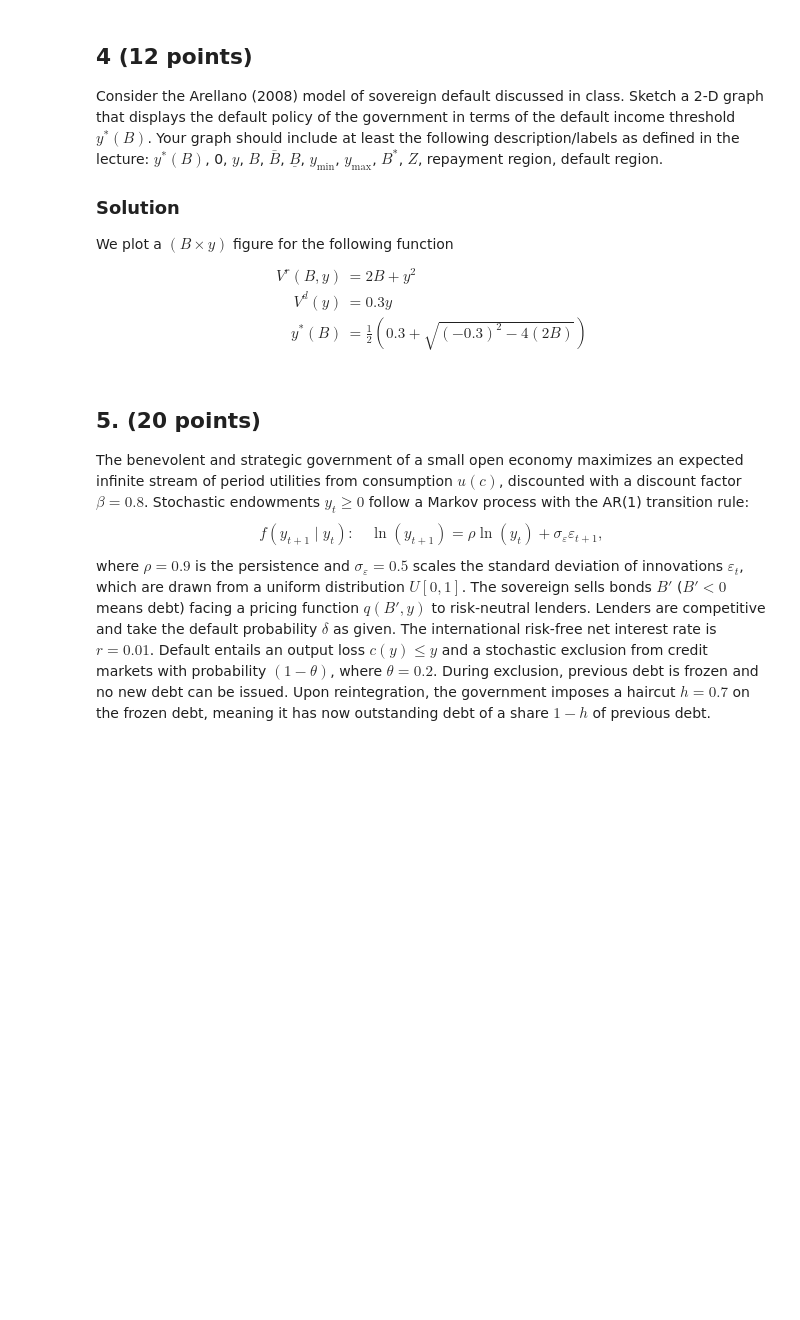
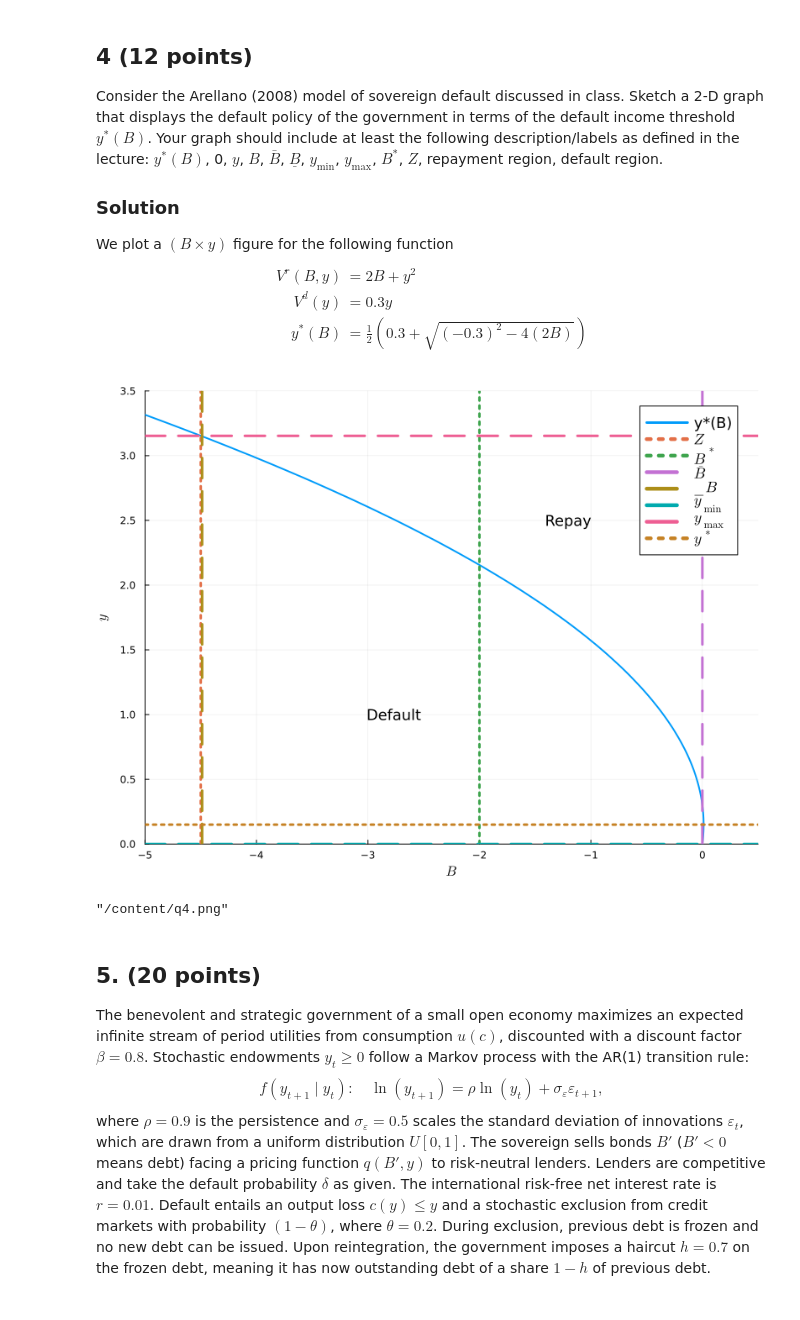
Before and after one commit to BaileyMeche/ecma33230_macrocrises_sp25, a Jupyter notebook: pset2/pset2.ipynb, the cells around one changed output. Cells and saved outputs as stored; diff of their text form; code cells hidden in the pictures; blank space fills up the shorter version.

```diff
--- a/pset2/pset2.ipynb
+++ b/pset2/pset2.ipynb
@@ -45,7 +45,7 @@ y      = 0:0.001:5
 B_of_y = @. (0.3*y - y^2) / 2
 
 # set B' \geq -Z
-Z = -4
+Z = -4.5
 
 # Basic threshold plot
 plt = plot(B_of_y, y,
@@ -55,35 +55,38 @@ plt = plot(B_of_y, y,
    label="y*(B)",
    xlims=(Z - 0.5, 0.5), ylims=(0, 3.5),
    size=(800,600),
    legendfontsize= 12,
    legend=:topright)
 
 # y_min, y_max
 y_min = minimum(y[(B_of_y .>= Z)])    # =0 as expected
 y_max = maximum(y[(B_of_y .>= Z)])
 
 # Inversion at those bounds gives the sup/inf debt cutoffs
 B_low  = (0.3*y_min - y_min^2) / 2
 B_high = (0.3*y_max - y_max^2) / 2
 
 # Find the “highest” point *within* the mask
 idx    = argmax(B_of_y)
-B_star = B_of_y[idx]
+#B_star = B_of_y[idx]
 y_star = y[idx]
 
 # \Add all the lines & annotations
 vline!([Z], linestyle=:dot, linewidth=3, label=L"Z")
-vline!([B_star], linestyle=:dot, linewidth=3, label=L"B^*")
+vline!([-2], linestyle=:dot, linewidth=3, label=L"B^*")
 vline!([B_low],  linestyle=:dash, linewidth=3,label=L"\bar{B}")
 vline!([B_high+0.01], linestyle=:dash, linewidth=3,label=L"\_{B}")     # added 0.01 to see the line
 hline!([y_min], linestyle=:dash, linewidth=3, label=L"y_{\min}")
 hline!([y_max], linestyle=:dash, linewidth=3,label=L"y_{\max}")
 hline!([y_star],linestyle=:dot,  linewidth=3,label=L"y^*")
 annotate!(-3, 1, text("Default", 12, :left))
 annotate!(-1, 2.5, text("Repay",   12, :right))
 
 display(plt)
 savefig(plt, "q4.png")
+# %% [output]
+[figure, added]
+"/content/q4.png"
 # %% [markdown]
 ## 5. (20 points)
 The benevolent and strategic government of a small open economy maximizes an expected infinite stream of period utilities from consumption $u(c)$, discounted with a discount factor $\beta = 0.8$. Stochastic endowments $y_t \geq 0$ follow a Markov process with the AR(1) transition rule:
```
Also changed, not shown: parts of 2 cells of this notebook.
